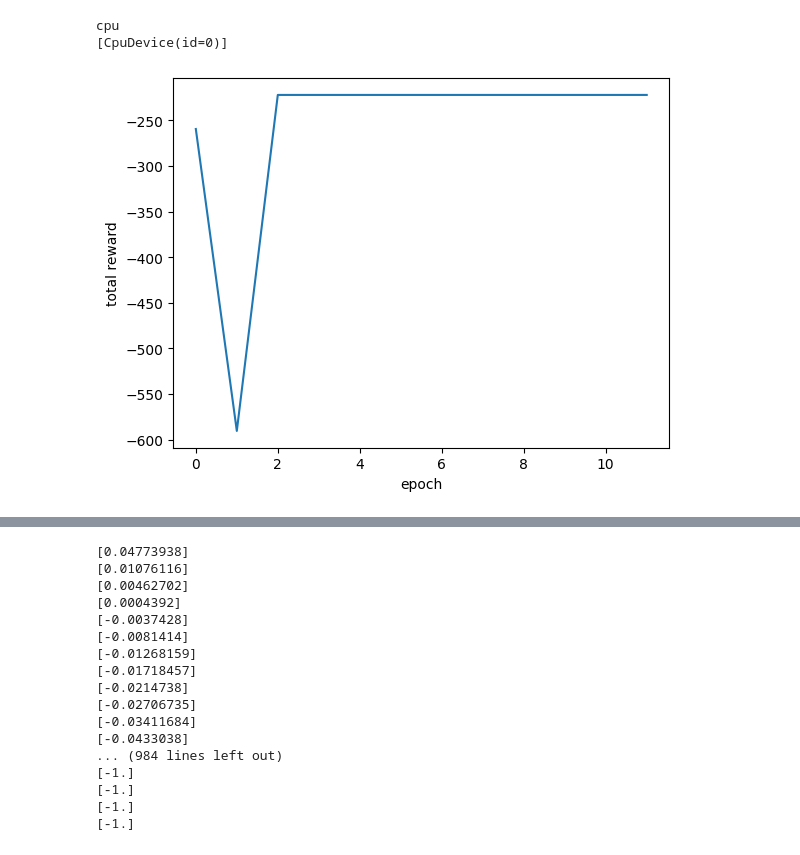
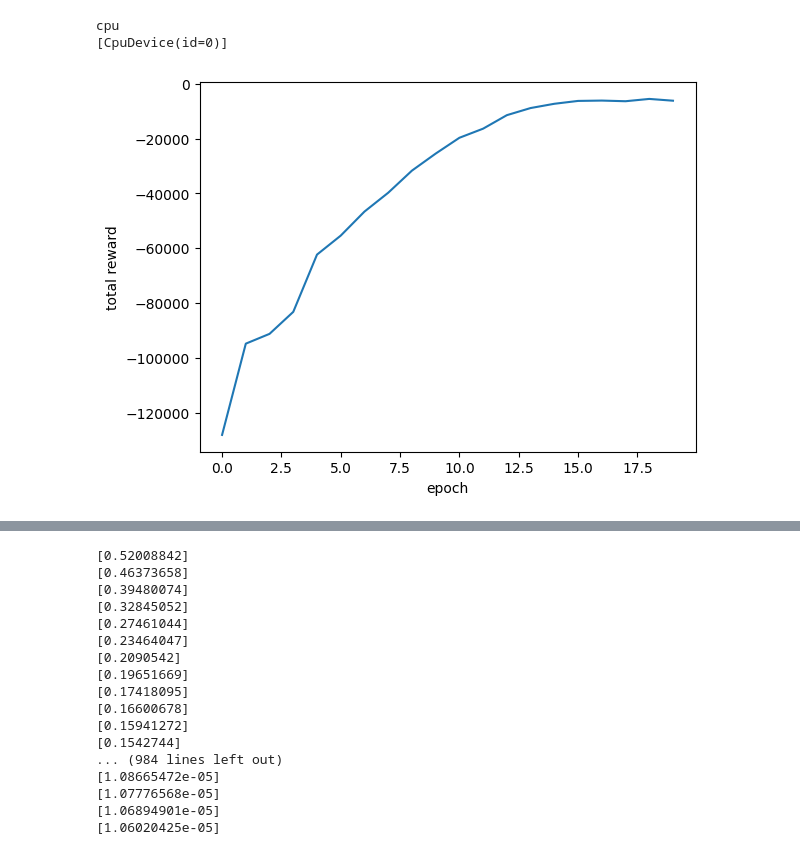
Before and after one commit to dcsteinhauser/HDS, a Jupyter notebook: run_PODS.ipynb, the cells around one changed output, grey strips where cells are left out. Saved outputs shown, nothing was run; the diff lists cells and outputs as text; code cells hidden in the pictures.

```diff
--- a/run_PODS.ipynb
+++ b/run_PODS.ipynb
@@ -49,16 +49,16 @@ if os.path.exists(ckpt_dir):
 # %%
 
 def progress_f(x_data,y_data,epoch,reward):
     print(reward)
     x_data.append(epoch)
     y_data.append(reward)
     clear_output(wait=True)
     plt.xlabel('epoch')
     plt.ylabel('total reward')
     plt.plot(x_data, y_data)
     plt.show()
 
-policy = train_hds(env,trajectory_length=50 ,num_samples=100,epochs=20, inner_epochs=20, alpha_a= 1.0, init_learning_rate=1e-3, init_noise=0.0, noise_decay=0.5, progress_fn=progress_f)
+policy = train_hds(env,trajectory_length=50 ,num_samples=200,epochs=20, inner_epochs=30, alpha_a= 5e-3, init_learning_rate=1e-2, init_noise=0.0, noise_decay=0.5, progress_fn=progress_f)
 #policy = train_pods(env,trajectory_length=50 ,num_samples=100,epochs=50, inner_epochs=20, alpha_a=0.0, init_learning_rate=1e-3, progress_fn=progress_f)
 # %% [output]
-[figure, old version]
+[figure, new version]
@@ -86,23 +87,23 @@ for _ in range(1000):
 print(reward, file=f)
 print(actions, file=g)
 # %% [output]
-[0.04773938]
-[0.01076116]
-[0.00462702]
-[0.0004392]
-[-0.0037428]
-[-0.0081414]
-[-0.01268159]
-[-0.01718457]
-[-0.0214738]
-[-0.02706735]
-[-0.03411684]
-[-0.0433038]
+[0.52008842]
+[0.46373658]
+[0.39480074]
+[0.32845052]
+[0.27461044]
+[0.23464047]
+[0.2090542]
+[0.19651669]
+[0.17418095]
+[0.16600678]
+[0.15941272]
+[0.1542744]
 ... (984 lines left out)
-[-1.]
-[-1.]
-[-1.]
-[-1.]
+[1.08665472e-05]
+[1.07776568e-05]
+[1.06894901e-05]
+[1.06020425e-05]
 # %%
 yes=html.render(env.sys.replace(), rollout)
 with open("data.html", "w") as file:
```
Also changed, not shown: parts of 2 cells of this notebook, 3 other files.
